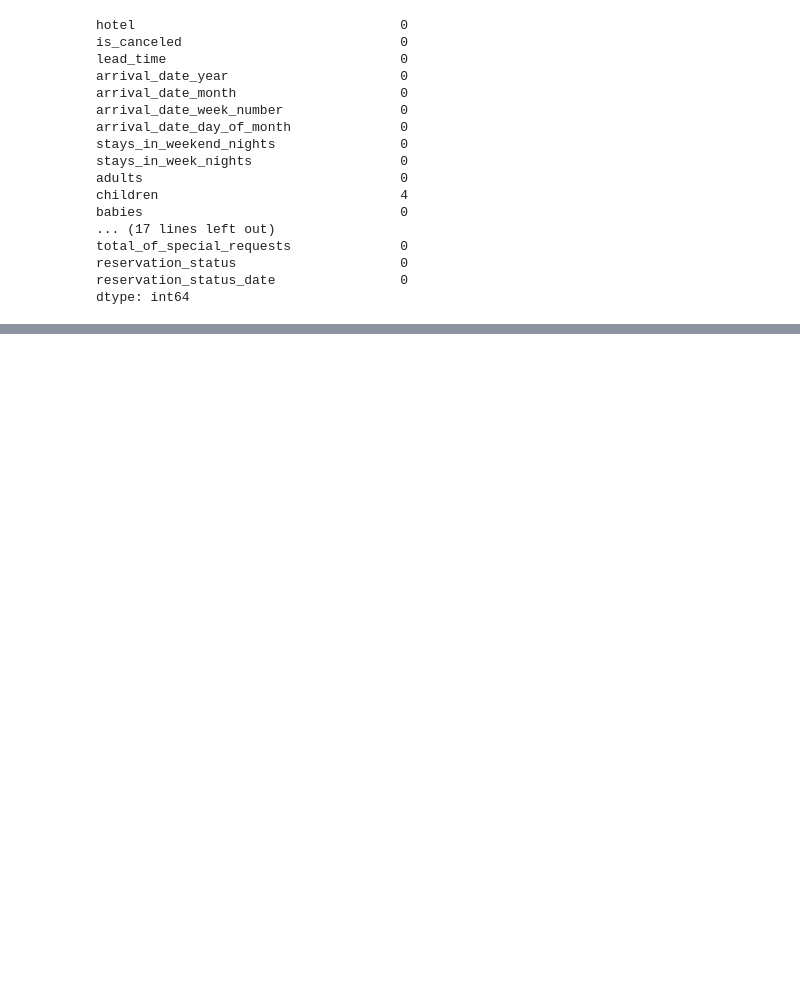
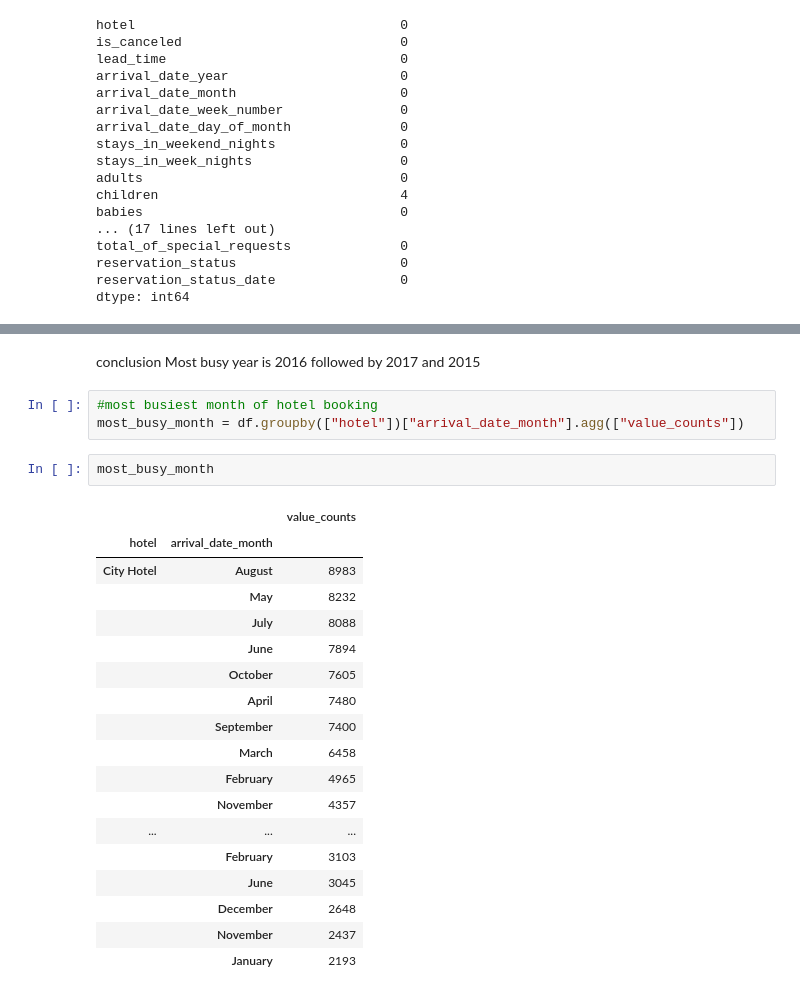
Before and after one commit to fkofkf431/Capestone-project1-Hotel-Booking-Analysis, a Jupyter notebook: Mohd_Firoz_Chaudhri_Hotel_Booking_Analysis_Capstone_Project.ipynb, the cells around one changed output, grey strips where cells are left out. Cells and saved outputs as stored; diff of their text form; blank space fills up the shorter version.

```diff
--- a/Mohd_Firoz_Chaudhri_Hotel_Booking_Analysis_Capstone_Project.ipynb
+++ b/Mohd_Firoz_Chaudhri_Hotel_Booking_Analysis_Capstone_Project.ipynb
@@ -105,0 +114,26 @@ dtype: int64
+# %% [markdown]
+conclusion Most busy year is 2016 followed by 2017 and 2015
+# %%
+#most busiest month of hotel booking
+most_busy_month = df.groupby(["hotel"])["arrival_date_month"].agg(["value_counts"])
+# %%
+most_busy_month
+# %% [output]
+|  |  | value_counts |
+| hotel | arrival_date_month |  |
+| City Hotel | August | 8983 |
+|  | May | 8232 |
+|  | July | 8088 |
+|  | June | 7894 |
+|  | October | 7605 |
+|  | April | 7480 |
+|  | September | 7400 |
+|  | March | 6458 |
+|  | February | 4965 |
+|  | November | 4357 |
+| ... | ... | ... |
+|  | February | 3103 |
+|  | June | 3045 |
+|  | December | 2648 |
+|  | November | 2437 |
+|  | January | 2193 |
```
Also changed, not shown: parts of 2 cells of this notebook.
